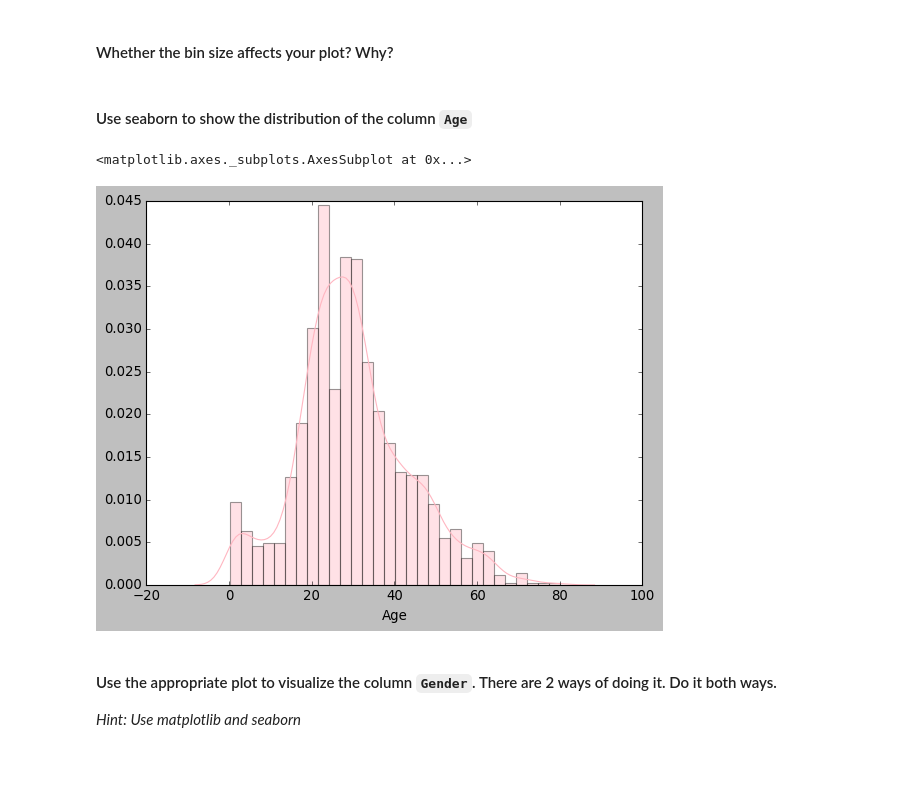
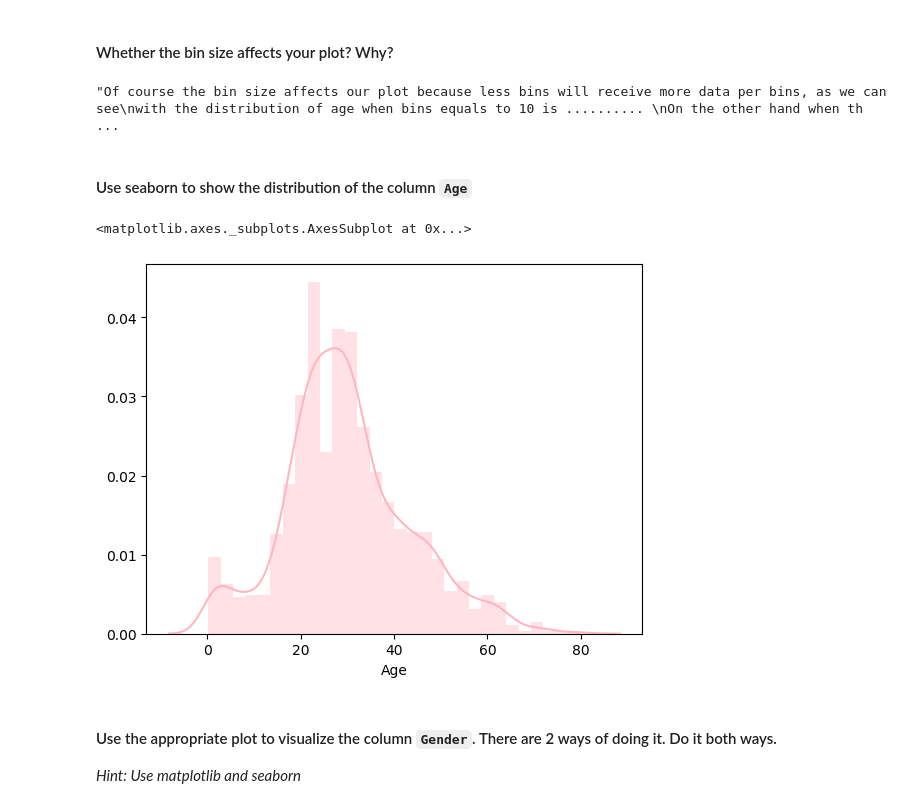
Before and after one commit to almsasantos/dataptmad1019, a Jupyter notebook: module-2/lab-matplotlib-seaborn/your-code/challenge-3.ipynb, the cells around one changed output. Cells and saved outputs as stored; diff of their text form; code cells hidden in the pictures; blank space fills up the shorter version.

```diff
--- a/module-2/lab-matplotlib-seaborn/your-code/challenge-3.ipynb
+++ b/module-2/lab-matplotlib-seaborn/your-code/challenge-3.ipynb
@@ -124,23 +170,30 @@ Text(0.5, 0, 'age bins 50')
 #### Whether the bin size affects your plot? Why?
 # %%
 #your comment here
-'''Of course the bin size affects our plot because less bins will receive more data per bins, as we can see
-with the distribution of age when bins equals to 10 is ..........
-On the other hand when there're more bins, in this example the distribution of age when bins equals to 50 .......
+'''
 
+The bin size affects our plot because less bins will receive more data per bin, as we can see with the distribution of age,
+when bins equals to 10 we'll have more data between age range of 25 to 34.9. When we change the bins value to 20, the range of
+ages change to 27.5-32.49.
 
+On the other hand, when bins value is 50 we'll have more accurate information, and the maximum of age distribution visualized
+in this graphic belongs to range 22-23,999.
 
-
+So once you're doing a statistics studies it's really important to always use the same amount of bins and to have the data
+information as accurate as possible.
 
 '''
+# %% [output]
+"Of course the bin size affects our plot because less bins will receive more data per bins, as we can see\nwith the distribution of age when bins equals to 10 is .......... \nOn the other hand when th ...
 # %% [markdown]
 #### Use seaborn to show the distribution of the column `Age`
 # %%
 # your code here
+plt.style.use('default')
 sns.distplot(titanic['Age'], color='lightpink')
 # %% [output]
 <matplotlib.axes._subplots.AxesSubplot at 0x...>
-[figure, old version]
+[figure, new version]
 # %% [markdown]
 #### Use the appropriate plot to visualize the column `Gender`. There are 2 ways of doing it. Do it both ways.
 
```
Also changed, not shown: parts of 50 cells of this notebook, 1 other file.
